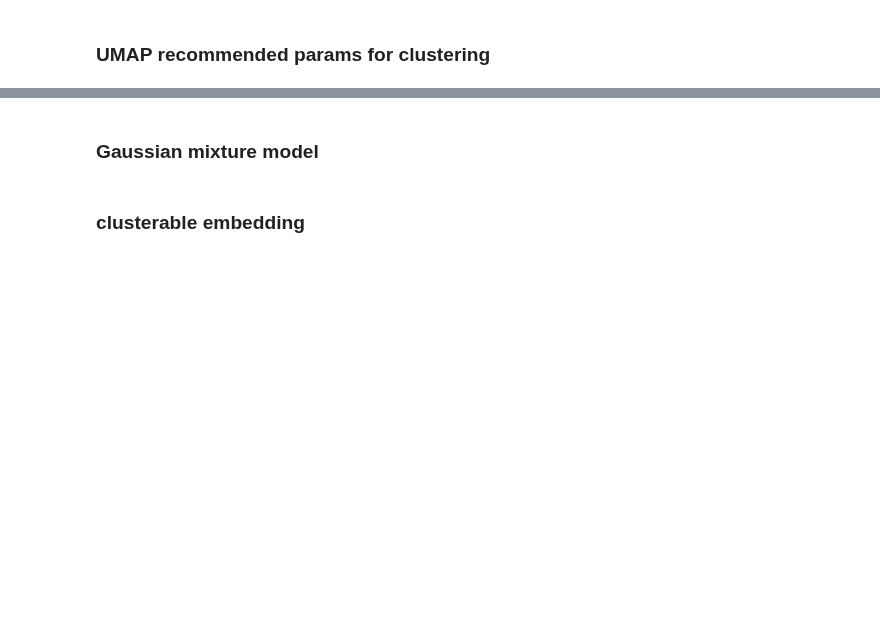
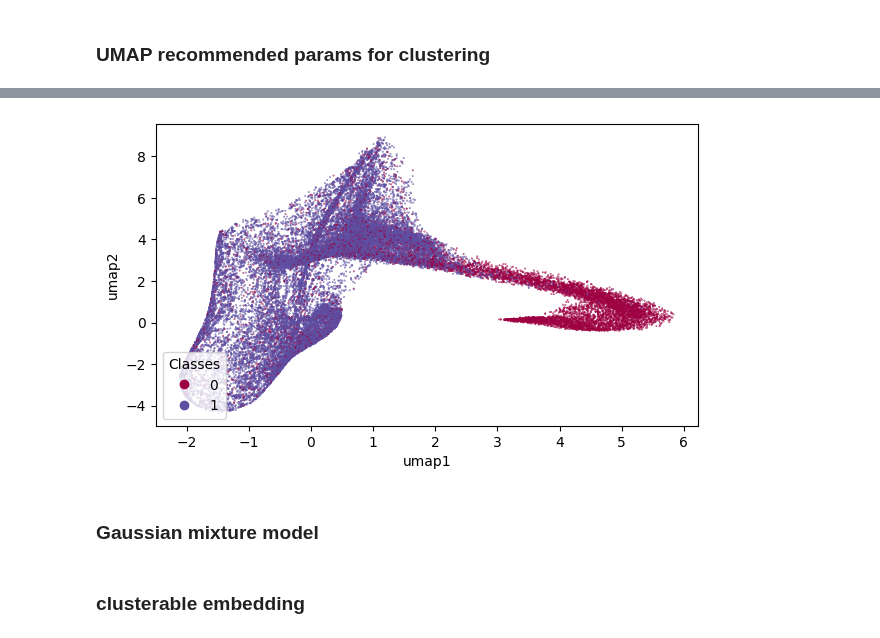
Before and after one commit to nohg/AML-small-project, a Jupyter notebook: Clustering.ipynb, the cells around one changed output, grey strips where cells are left out. Drawn from its saved outputs; the diff is of its cells as text; code cells hidden in the pictures; blank space fills up the shorter version.

```diff
--- a/Clustering.ipynb
+++ b/Clustering.ipynb
@@ -332,11 +348,13 @@ Sat May 22 17:23:38 2021 Building RP forest with 22 trees
 # %%
-# fig, ax = plt.subplots(1, figsize=(7,4), dpi=100,
-#                        subplot_kw={'xlabel': 'umap1',
-#                                    'ylabel': 'umap2'})
-# scatter=plt.scatter(X_val_umap50[:, 0], X_val_umap50[:, 1],
-#             c=y_val, s=0.1, cmap='Spectral');
-# legend1 = ax.legend(*scatter.legend_elements(),
-#                     loc="lower left", title="Classes")
+fig, ax = plt.subplots(1, figsize=(7,4), dpi=100,
+                       subplot_kw={'xlabel': 'umap1',
+                                   'ylabel': 'umap2'})
+scatter=plt.scatter(X_val_umap6[:, 0], X_val_umap6[:, 1],
+            c=y_val, s=0.1, cmap='Spectral');
+legend1 = ax.legend(*scatter.legend_elements(),
+                    loc="lower left", title="Classes")
+# %% [output]
+[figure, added]
 # %% [markdown]
 ### Gaussian mixture model
 # %% [markdown]
```
Also changed, not shown: parts of 40 cells of this notebook, 6 other files.
